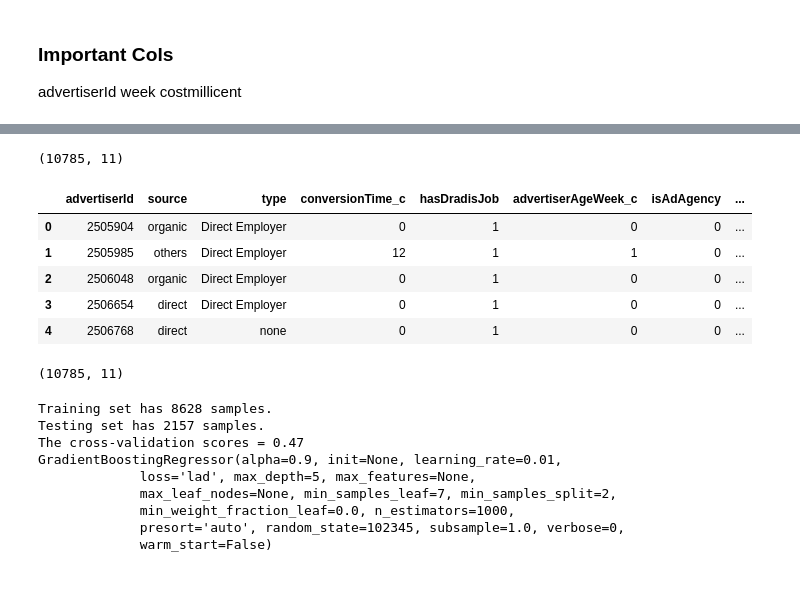
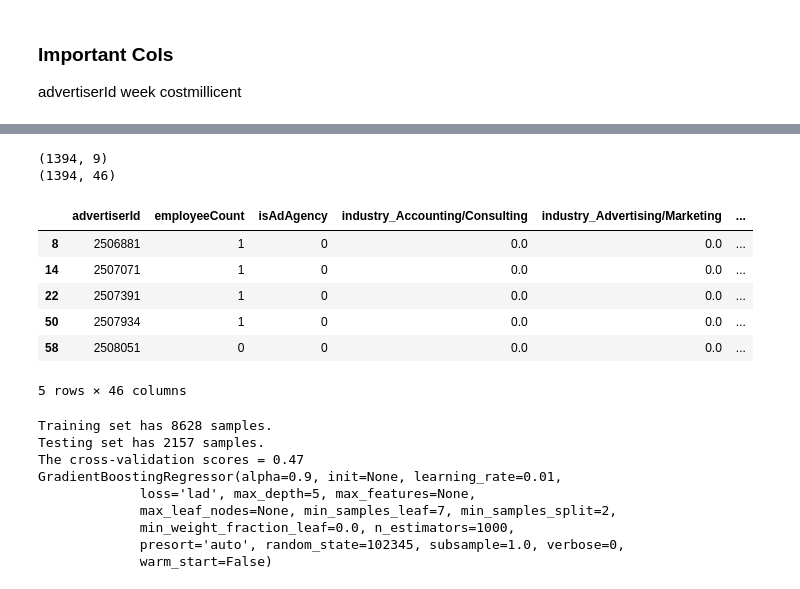
Before and after one commit to gmsardane/employer-ltv, a Jupyter notebook: ltv-calculation.ipynb, the cells around one changed output, grey strips where cells are left out. Cells and saved outputs as stored; diff of their text form; code cells hidden in the pictures.

```diff
--- a/ltv-calculation.ipynb
+++ b/ltv-calculation.ipynb
@@ -43,8 +43,8 @@ fig_size[1] = 9
 plt.rcParams["figure.figsize"] = fig_size
 # %%
 # Read data
-data = pd.read_csv('./ltv20160906_test.csv', delimiter='^')
-data_80 = pd.read_csv('./ltv20160906_train.csv', delimiter='^')
+data = pd.read_csv('../ltv20160906_test.csv', delimiter='^')
+data_80 = pd.read_csv('../ltv20160906_train.csv', delimiter='^')
 data_all = pd.concat([data, data_80])
 # %%
 # convert week into year and week_number column
@@ -386,22 +314,19 @@ for adID in grouped.advertiserId:
-# %%
-grouped['industry'] = tmp
-
-print np.shape(grouped)
-grouped.head()
-# %% [output]
-(10785, 11)
-|  | advertiserId | source | type | conversionTime_c | hasDradisJob | advertiserAgeWeek_c | isAdAgency | ... |
-| 0 | 2505904 | organic | Direct Employer | 0 | 1 | 0 | 0 | ... |
-| 1 | 2505985 | others | Direct Employer | 12 | 1 | 1 | 0 | ... |
-| 2 | 2506048 | organic | Direct Employer | 0 | 1 | 0 | 0 | ... |
-| 3 | 2506654 | direct | Direct Employer | 0 | 1 | 0 | 0 | ... |
-| 4 | 2506768 | direct | none | 0 | 1 | 0 | 0 | ... |
 # %%
 ## Preprocess features with NaNs and Catgoricals
-data_clean = remove_nans(grouped)
-data_clean = preprocess_features(data_clean)
+data_clean = remove_nans(test_data)
+data_clean = preprocess_features(test_data)
+print data_clean.shape
+data_clean.head()
 # %% [output]
-(10785, 11)
+(1394, 9)
+(1394, 46)
+|  | advertiserId | employeeCount | isAdAgency | industry_Accounting/Consulting | industry_Advertising/Marketing | ... |
+| 8 | 2506881 | 1 | 0 | 0.0 | 0.0 | ... |
+| 14 | 2507071 | 1 | 0 | 0.0 | 0.0 | ... |
+| 22 | 2507391 | 1 | 0 | 0.0 | 0.0 | ... |
+| 50 | 2507934 | 1 | 0 | 0.0 | 0.0 | ... |
+| 58 | 2508051 | 0 | 0 | 0.0 | 0.0 | ... |
+5 rows × 46 columns
 # %%
 data_clean_train = data_clean.drop(['advertiserId'], axis=1)
 data_clean_train_y = data_clean_train['cost']
```
Also changed, not shown: parts of 7 cells of this notebook.
